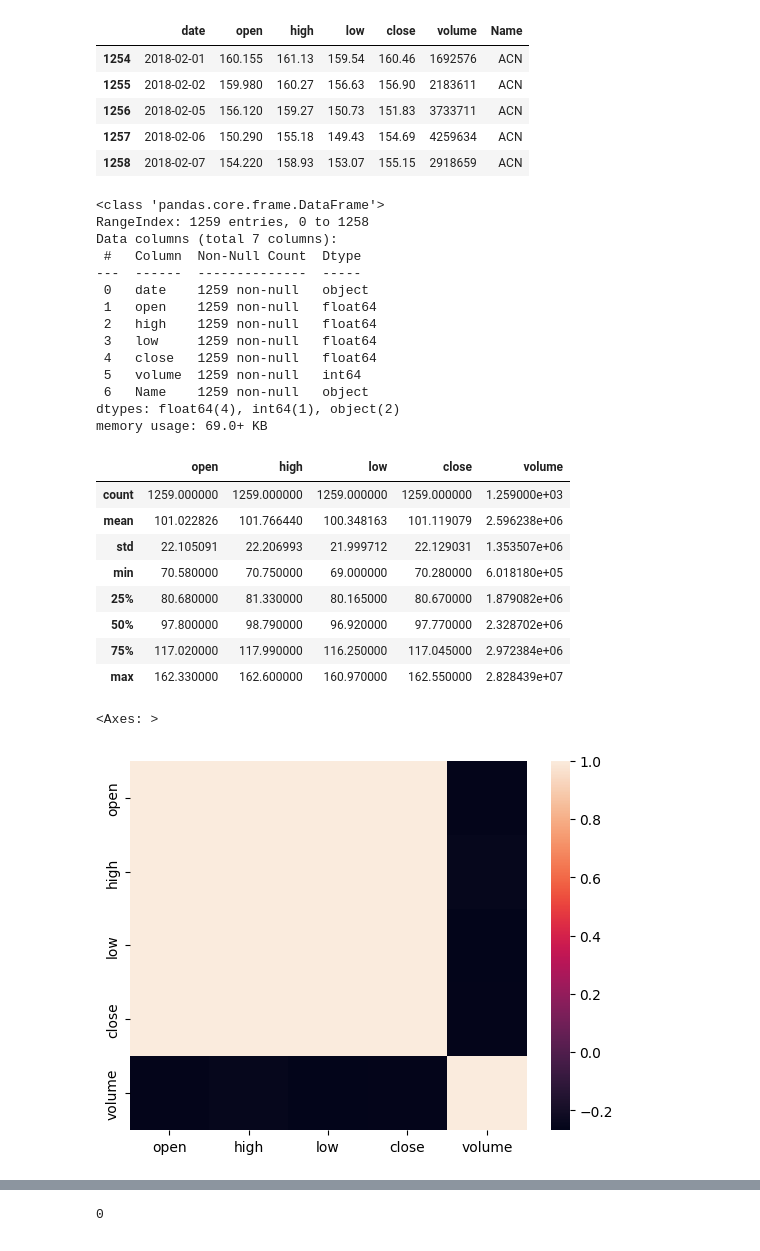
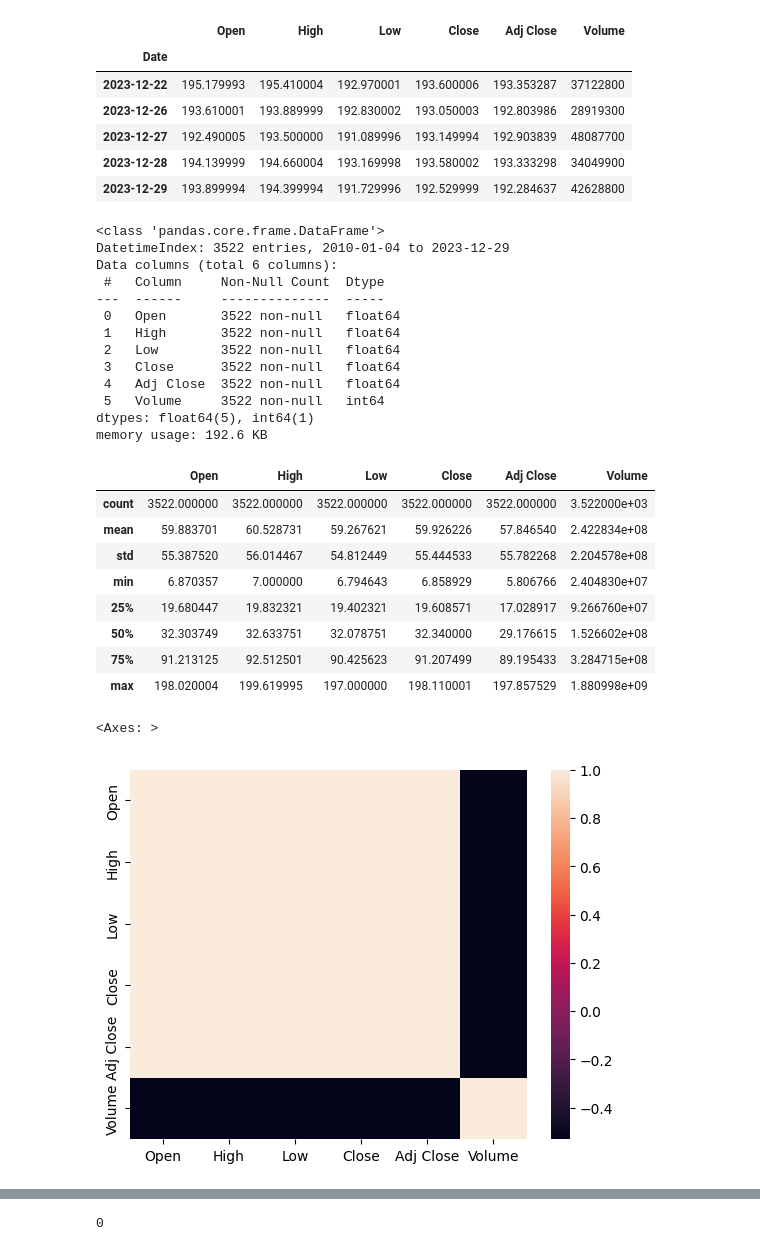
Before and after one commit to ganeshrohan/Stock_Prediction, a Jupyter notebook: stock_price_prediction.ipynb, the cells around one changed output, grey strips where cells are left out. Cells and saved outputs as stored; diff of their text form; code cells hidden in the pictures.

Commit message:
On Apple stock with more data & Forward testing

```diff
--- a/stock_price_prediction.ipynb
+++ b/stock_price_prediction.ipynb
@@ -22,0 +24,12 @@ data = pd.read_csv('https://raw.githubusercontent.com/dhiwakarK/StockPredictionW
+# %%
+import yfinance as yf
+
+# Define the stock ticker
+ticker = "AAPL"
+
+# Define the start and end dates for the data
+start_date = "2010-01-01"
+end_date = "2024-01-01"
+
+# Download the data from Yahoo Finance
+stock = yf.download(ticker, start=start_date, end=end_date)
@@ -23,43 +38,45 @@ data = pd.read_csv('https://raw.githubusercontent.com/dhiwakarK/StockPredictionW
 # %%
-data.tail()
+stock.tail()
 # %% [output]
-|  | date | open | high | low | close | volume | Name |
-| 1254 | 2018-02-01 | 160.155 | 161.13 | 159.54 | 160.46 | 1692576 | ACN |
-| 1255 | 2018-02-02 | 159.980 | 160.27 | 156.63 | 156.90 | 2183611 | ACN |
-| 1256 | 2018-02-05 | 156.120 | 159.27 | 150.73 | 151.83 | 3733711 | ACN |
-| 1257 | 2018-02-06 | 150.290 | 155.18 | 149.43 | 154.69 | 4259634 | ACN |
-| 1258 | 2018-02-07 | 154.220 | 158.93 | 153.07 | 155.15 | 2918659 | ACN |
+|  | Open | High | Low | Close | Adj Close | Volume |
+| Date |  |  |  |  |  |  |
+| 2023-12-22 | 195.179993 | 195.410004 | 192.970001 | 193.600006 | 193.353287 | 37122800 |
+| 2023-12-26 | 193.610001 | 193.889999 | 192.830002 | 193.050003 | 192.803986 | 28919300 |
+| 2023-12-27 | 192.490005 | 193.500000 | 191.089996 | 193.149994 | 192.903839 | 48087700 |
+| 2023-12-28 | 194.139999 | 194.660004 | 193.169998 | 193.580002 | 193.333298 | 34049900 |
+| 2023-12-29 | 193.899994 | 194.399994 | 191.729996 | 192.529999 | 192.284637 | 42628800 |
 # %%
-data.info()
+stock.info()
 # %% [output]
 <class 'pandas.core.frame.DataFrame'>
-RangeIndex: 1259 entries, 0 to 1258
-Data columns (total 7 columns):
- #   Column  Non-Null Count  Dtype
----  ------  --------------  -----
- 0   date    1259 non-null   object
- 1   open    1259 non-null   float64
- 2   high    1259 non-null   float64
- 3   low     1259 non-null   float64
- 4   close   1259 non-null   float64
- 5   volume  1259 non-null   int64
- 6   Name    1259 non-null   object
-dtypes: float64(4), int64(1), object(2)
-memory usage: 69.0+ KB
+DatetimeIndex: 3522 entries, 2010-01-04 to 2023-12-29
+Data columns (total 6 columns):
+ #   Column     Non-Null Count  Dtype
+---  ------     --------------  -----
+ 0   Open       3522 non-null   float64
+ 1   High       3522 non-null   float64
+ 2   Low        3522 non-null   float64
+ 3   Close      3522 non-null   float64
+ 4   Adj Close  3522 non-null   float64
+ 5   Volume     3522 non-null   int64
+dtypes: float64(5), int64(1)
+memory usage: 192.6 KB
 # %%
-data.describe()
+stock.describe()
 # %% [output]
-|  | open | high | low | close | volume |
-| count | 1259.000000 | 1259.000000 | 1259.000000 | 1259.000000 | 1.259000e+03 |
-| mean | 101.022826 | 101.766440 | 100.348163 | 101.119079 | 2.596238e+06 |
-| std | 22.105091 | 22.206993 | 21.999712 | 22.129031 | 1.353507e+06 |
-| min | 70.580000 | 70.750000 | 69.000000 | 70.280000 | 6.018180e+05 |
-| 25% | 80.680000 | 81.330000 | 80.165000 | 80.670000 | 1.879082e+06 |
-| 50% | 97.800000 | 98.790000 | 96.920000 | 97.770000 | 2.328702e+06 |
-| 75% | 117.020000 | 117.990000 | 116.250000 | 117.045000 | 2.972384e+06 |
-| max | 162.330000 | 162.600000 | 160.970000 | 162.550000 | 2.828439e+07 |
+|  | Open | High | Low | Close | Adj Close | Volume |
+| count | 3522.000000 | 3522.000000 | 3522.000000 | 3522.000000 | 3522.000000 | 3.522000e+03 |
+| mean | 59.883701 | 60.528731 | 59.267621 | 59.926226 | 57.846540 | 2.422834e+08 |
+| std | 55.387520 | 56.014467 | 54.812449 | 55.444533 | 55.782268 | 2.204578e+08 |
+| min | 6.870357 | 7.000000 | 6.794643 | 6.858929 | 5.806766 | 2.404830e+07 |
+| 25% | 19.680447 | 19.832321 | 19.402321 | 19.608571 | 17.028917 | 9.266760e+07 |
+| 50% | 32.303749 | 32.633751 | 32.078751 | 32.340000 | 29.176615 | 1.526602e+08 |
+| 75% | 91.213125 | 92.512501 | 90.425623 | 91.207499 | 89.195433 | 3.284715e+08 |
+| max | 198.020004 | 199.619995 | 197.000000 | 198.110001 | 197.857529 | 1.880998e+09 |
+# %%
+stock.sort_values(by='Date', ascending=True,inplace=True)
 # %%
-sns.heatmap(data.corr())
+sns.heatmap(stock.corr())
 # %% [output]
 <Axes: >
-[figure, old version]
+[figure, new version]
```
Also changed, not shown: parts of 63 cells of this notebook.
